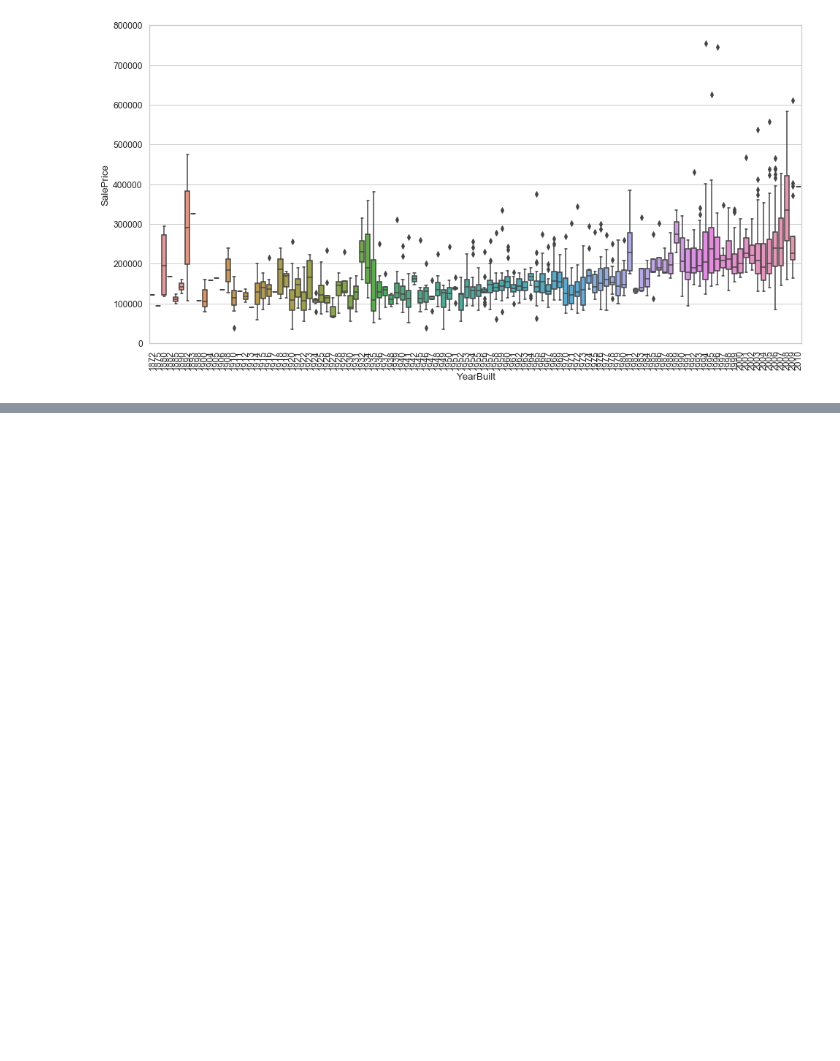
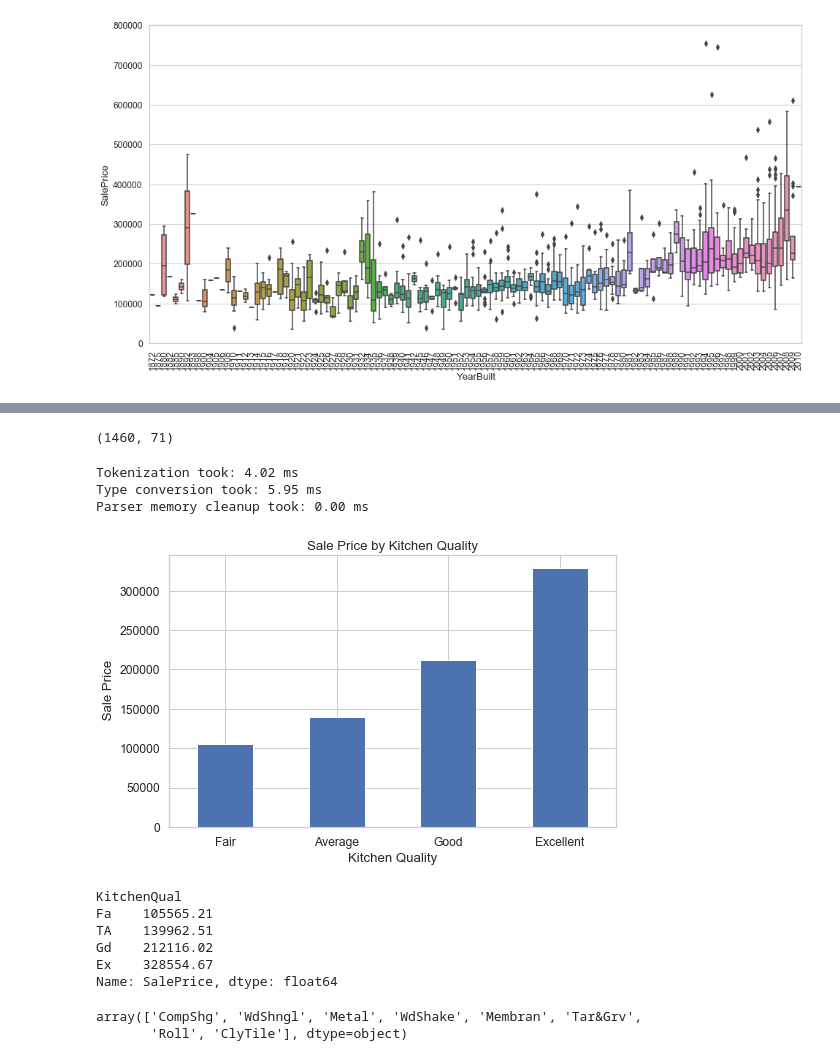
Before and after one commit to laurasuchomska/Housing_Prices_Project, a Jupyter notebook: Laura's Housing_Prices_Project.ipynb, the cells around one changed output, grey strips where cells are left out. Cells and saved outputs as stored; diff of their text form; code cells hidden in the pictures; blank space fills up the shorter version.

```diff
--- a/Laura's Housing_Prices_Project.ipynb
+++ b/Laura's Housing_Prices_Project.ipynb
@@ -599,0 +687,42 @@ plt.show();
+# %%
+clean_df.shape
+# %% [output]
+(1460, 71)
+# %%
+main_df = pd.read_csv('Housing_prices_data.csv', verbose=True, keep_default_na=False)
+#keep NA as NA, not np.nan values
+# %% [output]
+Tokenization took: 4.02 ms
+Type conversion took: 5.95 ms
+Parser memory cleanup took: 0.00 ms
+# %%
+renovation = ['OverallQual', 'OverallCond', 'RoofMatl', 'RoofStyle',
+               'ExterQual', 'ExterCond', 'BsmtCond', 'BsmtFinType1',
+               'BsmtFinType2', 'Heating', 'HeatingQC', 'CentralAir',
+               'Electrical', 'KitchenQual', 'Functional', 'FireplaceQu',
+               'GarageFinish', 'GarageQual', 'GarageCond', 'PavedDrive',
+               'PoolQC', 'SalePrice']
+
+renovation_df = main_df[renovation]
+# %%
+renovation_df.groupby('KitchenQual')['SalePrice'].mean().sort_values().plot(kind='bar')
+plt.title('Sale Price by Kitchen Quality')
+plt.xlabel('Kitchen Quality')
+plt.ylabel(' Sale Price')
+plt.xticks(range(4), ['Fair', 'Average', 'Good', 'Excellent'], rotation = 0);
+# %% [output]
+[figure, added]
+# %%
+renovation_df.groupby('KitchenQual')['SalePrice'].mean().sort_values().round(2)
+# %% [output]
+KitchenQual
+Fa    105565.21
+TA    139962.51
+Gd    212116.02
+Ex    328554.67
+Name: SalePrice, dtype: float64
+# %%
+renovation_df['RoofMatl'].unique()
+# %% [output]
+array(['CompShg', 'WdShngl', 'Metal', 'WdShake', 'Membran', 'Tar&Grv',
+       'Roll', 'ClyTile'], dtype=object)
```
Also changed, not shown: parts of 56 cells of this notebook.
